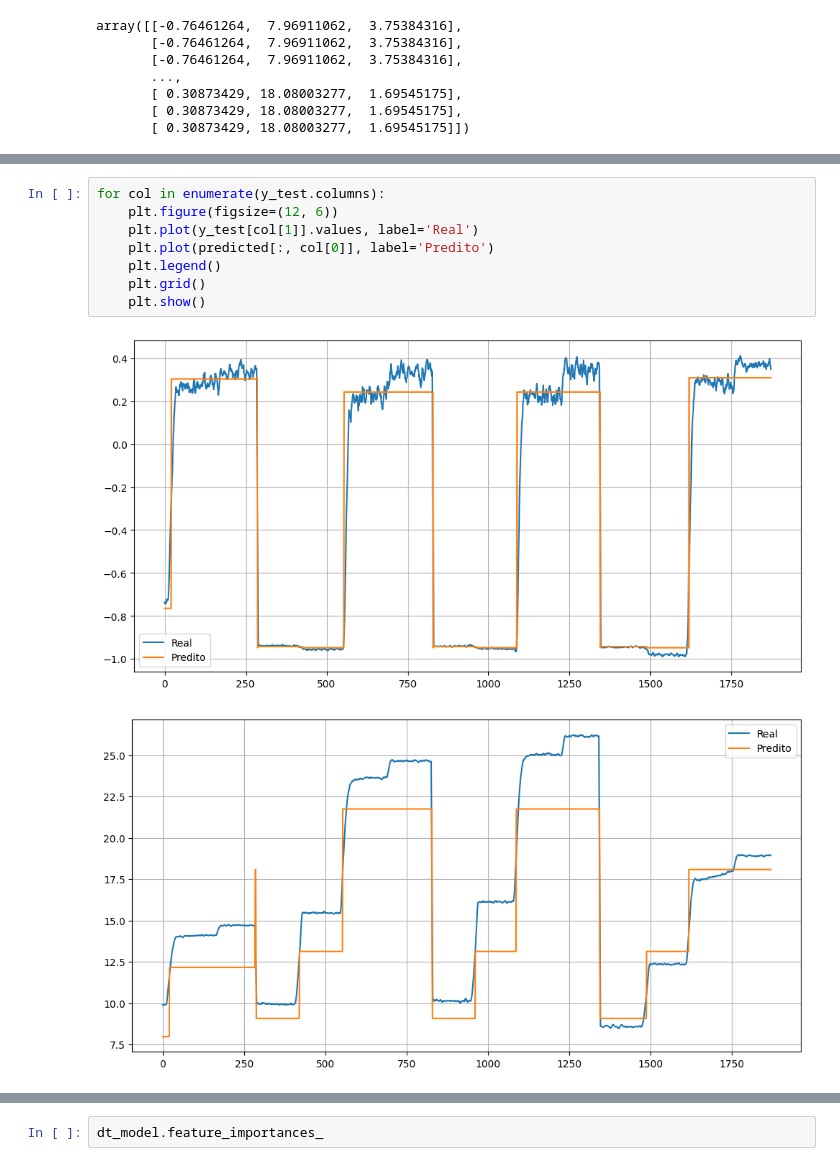
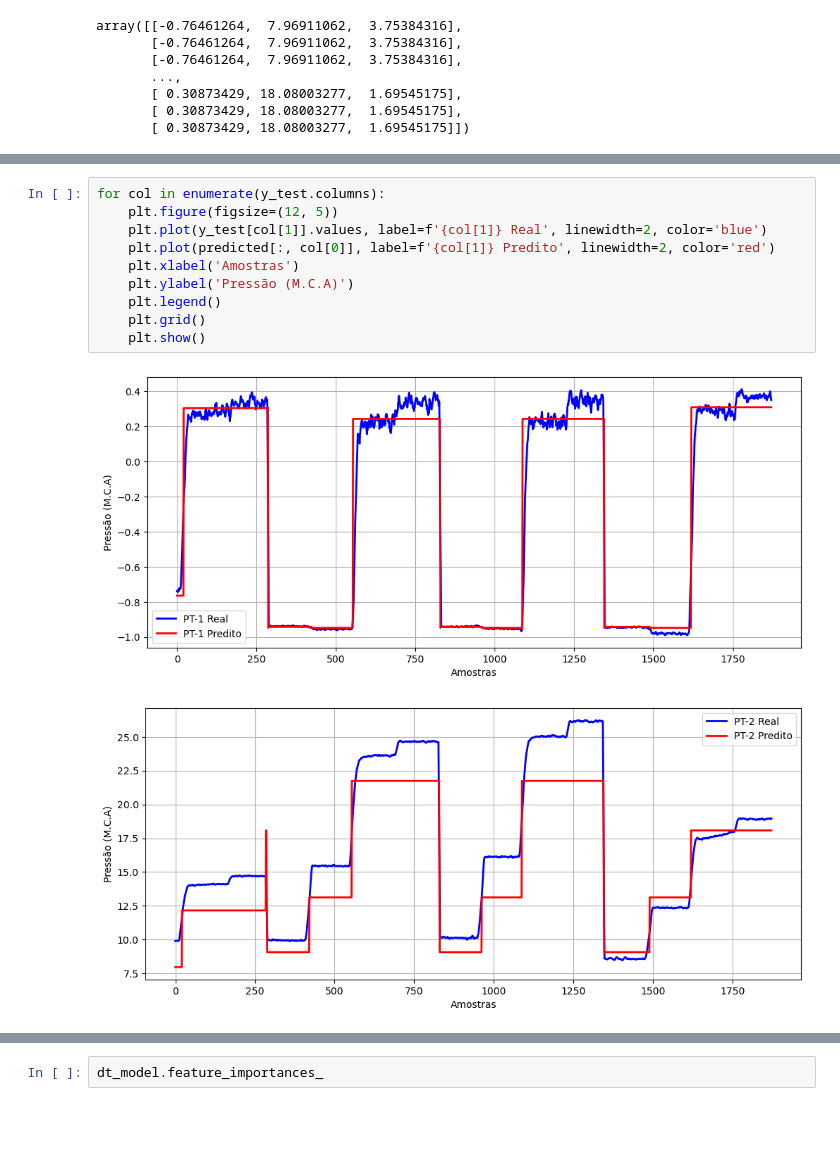
Before and after one commit to Miguel-mmf/smart-automation, a Jupyter notebook: ava02/pt2/tree_based_models.ipynb, the cells around one changed output, grey strips where cells are left out. Cells and saved outputs as stored; diff of their text form; blank space fills up the shorter version.

```diff
--- a/ava02/pt2/tree_based_models.ipynb
+++ b/ava02/pt2/tree_based_models.ipynb
@@ -131,11 +146,13 @@ plt.show()
 # %%
 for col in enumerate(y_test.columns):
-    plt.figure(figsize=(12, 6))
-    plt.plot(y_test[col[1]].values, label='Real')
-    plt.plot(predicted[:, col[0]], label='Predito')
+    plt.figure(figsize=(12, 5))
+    plt.plot(y_test[col[1]].values, label=f'{col[1]} Real', linewidth=2, color='blue')
+    plt.plot(predicted[:, col[0]], label=f'{col[1]} Predito', linewidth=2, color='red')
+    plt.xlabel('Amostras')
+    plt.ylabel('Pressão (M.C.A)')
     plt.legend()
     plt.grid()
     plt.show()
 # %% [output]
-[figure, old version]
+[figure, new version]
-[figure, old version]
+[figure, new version]
```
Also changed, not shown: parts of 36 cells of this notebook, 9 other files.
